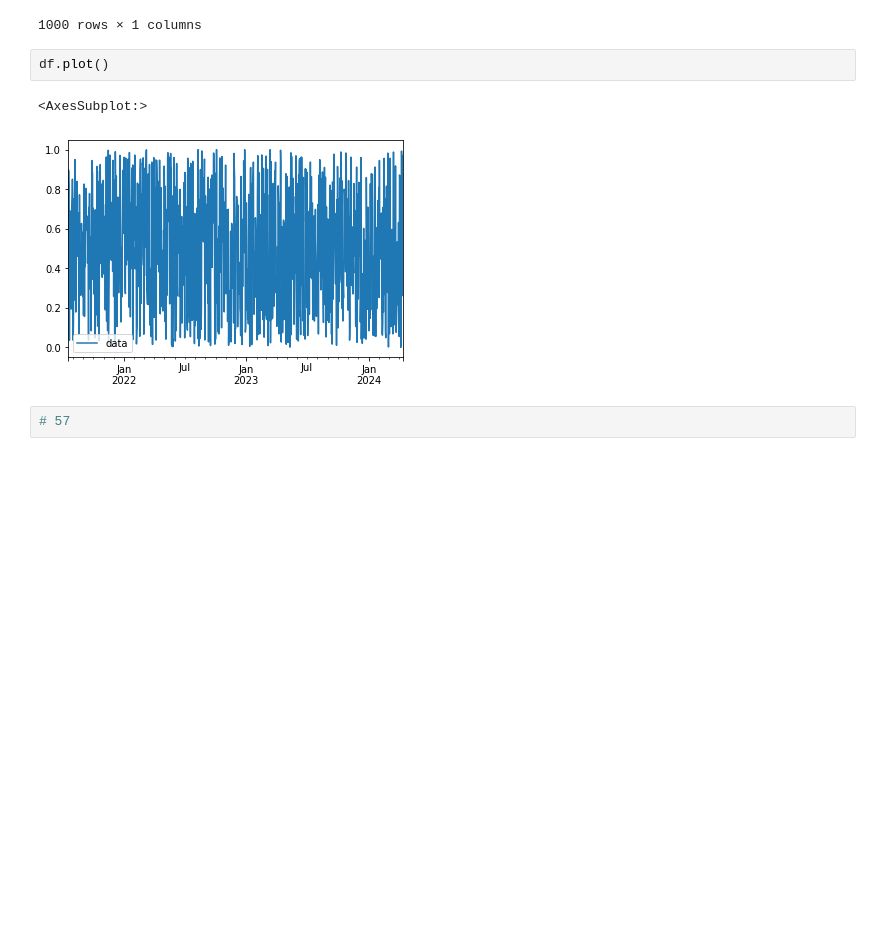
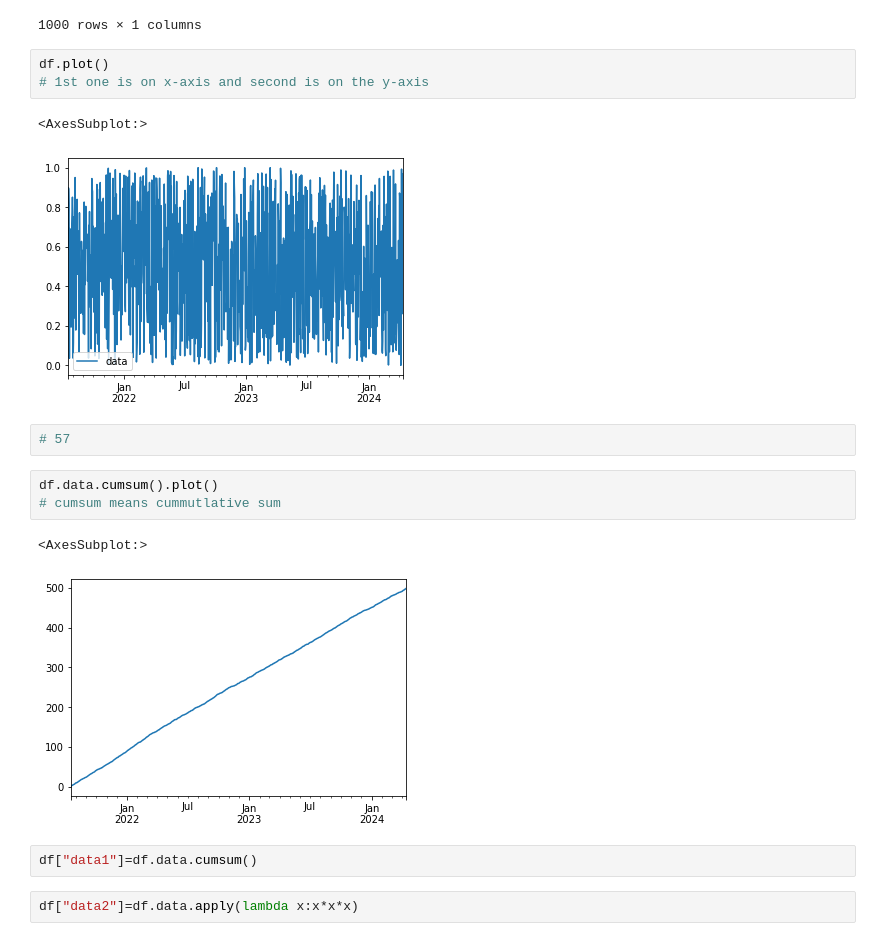
Before and after one commit to tireless-22/machine-learning-and-data-science, a Jupyter notebook: matplotlib/Untitled.ipynb, the cells around one changed output. Cells and saved outputs as stored; diff of their text form; blank space fills up the shorter version.

```diff
--- a/matplotlib/Untitled.ipynb
+++ b/matplotlib/Untitled.ipynb
@@ -30,8 +30,19 @@ df
 1000 rows × 1 columns
 # %%
 df.plot()
+# 1st one is on x-axis and second is on the y-axis
 # %% [output]
 <AxesSubplot:>
 [figure]
 # %%
 # 57
+# %%
+df.data.cumsum().plot()
+# cumsum means cummutlative sum
+# %% [output]
+<AxesSubplot:>
+[figure, added]
+# %%
+df["data1"]=df.data.cumsum()
+# %%
+df["data2"]=df.data.apply(lambda x:x*x*x)
```
Also changed, not shown: parts of 22 cells of this notebook.
